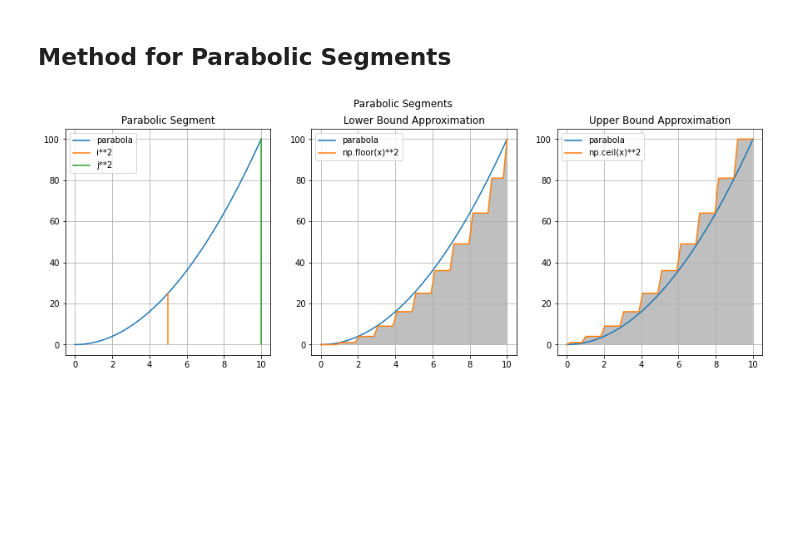
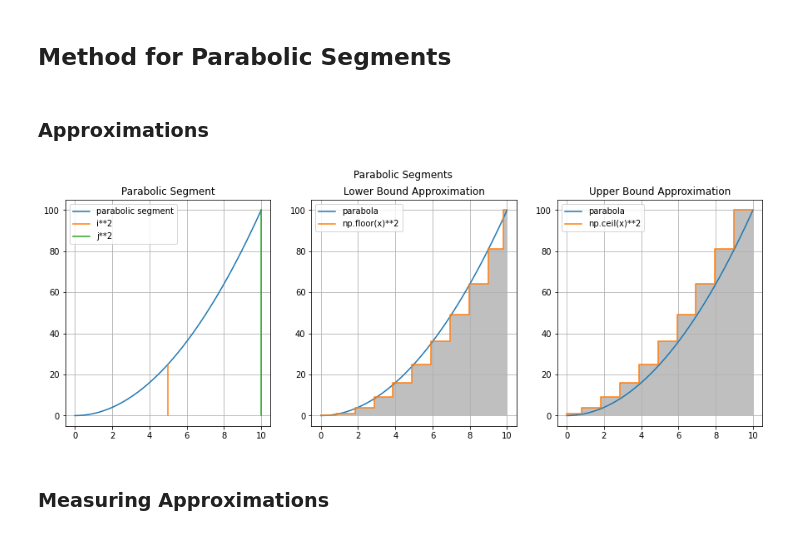
Before and after one commit to iainwo/life-of-iain, a Jupyter notebook: 0_1_1_method_of_exhaustion.ipynb, the cells around one changed output. Saved outputs shown, nothing was run; the diff lists cells and outputs as text; code cells hidden in the pictures; blank space fills up the shorter version.

Commit message:
feat(0_1_1_method_of_exhaustion.ipynb): draw diagram to cut geometric approximation into rectangles

```diff
--- a/0_1_1_method_of_exhaustion.ipynb
+++ b/0_1_1_method_of_exhaustion.ipynb
@@ -18,6 +18,8 @@ Historical method by greeks, consisting of:
 4. repeat
 # %% [markdown]
 ## Method for Parabolic Segments
+# %% [markdown]
+### Approximations
 # %%
 import matplotlib.pyplot as plt
 import numpy as np
@@ -46,31 +48,33 @@ y_ub = f_ub(x)
 # %%
 fig, ax = plt.subplots(1, 3, figsize=(15, 5))
 fig.suptitle('Parabolic Segments')
 
-# parabola subplot
-ax[0].plot(x, y, label="parabola")
+# parabolic segment subplot
+ax[0].plot(x, y, label="parabolic segment")
 ax[0].plot(xi, ordinate_i, label="i**2")
 ax[0].plot(xj, ordinate_j, label="j**2")
 ax[0].set_title("Parabolic Segment")
 ax[0].grid(True)
 ax[0].legend()
 
 # lower bound region approximation
 ax[1].plot(x, y, label="parabola")
-ax[1].plot(x, y_lb, label="np.floor(x)**2")
+ax[1].plot(x, y_lb, label="np.floor(x)**2", drawstyle='steps-pre')
 ax[1].set_title("Lower Bound Approximation")
-ax[1].fill_between(x, y_lb, alpha=0.5, facecolor="gray")
+ax[1].fill_between(x, y_lb, alpha=0.5, facecolor="gray", step="pre")
 ax[1].grid(True)
 ax[1].legend()
 
 # upper bound region approximation
 ax[2].plot(x, y, label="parabola")
-ax[2].plot(x, y_ub, label="np.ceil(x)**2")
+ax[2].plot(x, y_ub, label="np.ceil(x)**2", drawstyle='steps-pre')
 ax[2].set_title("Upper Bound Approximation")
-ax[2].fill_between(x, y_ub, alpha=0.5, facecolor="gray")
+ax[2].fill_between(x, y_ub, alpha=0.5, facecolor="gray", step="pre")
 ax[2].grid(True)
 ax[2].legend()
 
 plt.show()
 # %% [output]
-[figure, old version]
+[figure, new version]
+# %% [markdown]
+### Measuring Approximations
```
Also changed, not shown: parts of 2 cells of this notebook.
